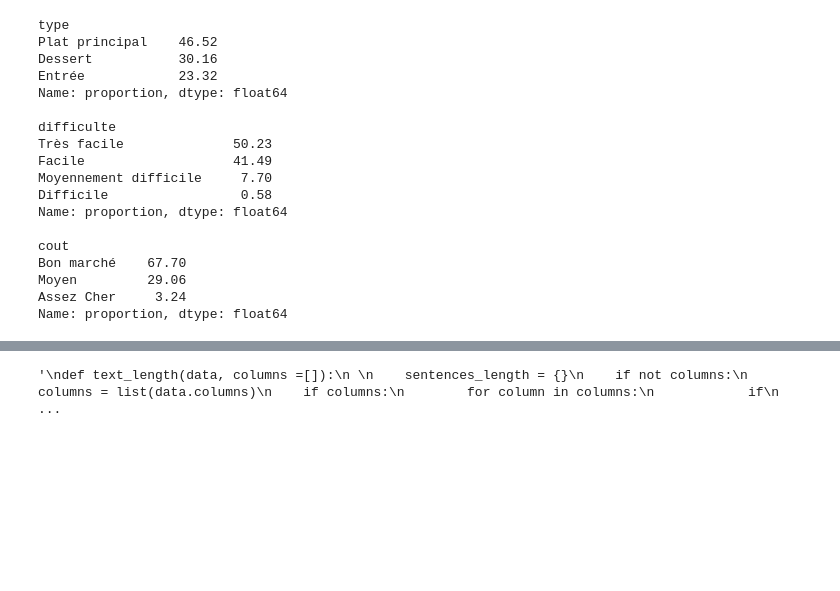
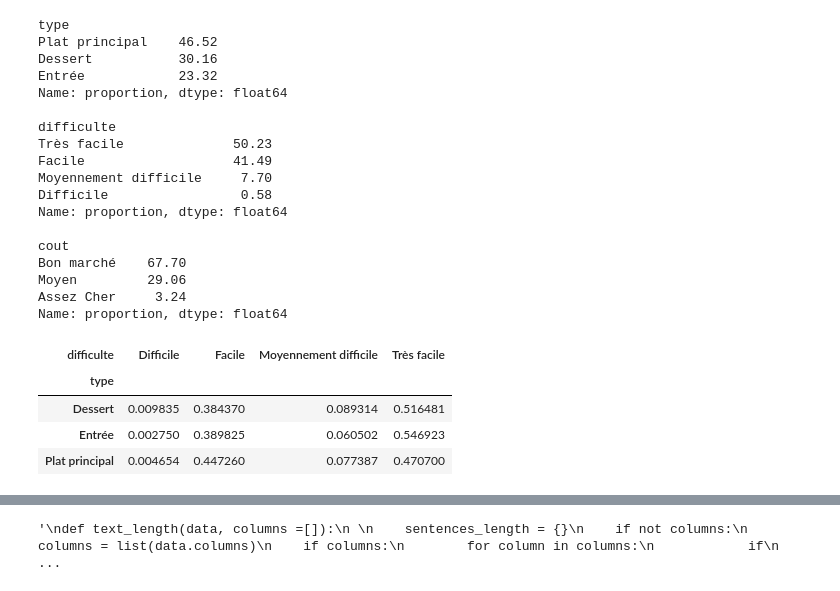
Before and after one commit to sedjroa/genie_classi_recettes, a Jupyter notebook: src/etl_step.ipynb, the cells around one changed output, grey strips where cells are left out. Saved outputs shown, nothing was run; the diff lists cells and outputs as text; code cells hidden in the pictures; blank space fills up the shorter version.

```diff
--- a/src/etl_step.ipynb
+++ b/src/etl_step.ipynb
@@ -133,3 +133,11 @@ Bon marché    67.70
 Moyen         29.06
 Assez Cher     3.24
 Name: proportion, dtype: float64
+# %%
+pd.crosstab(train['type'], train['difficulte'], normalize='index')
+# %% [output]
+| difficulte | Difficile | Facile | Moyennement difficile | Très facile |
+| type |  |  |  |  |
+| Dessert | 0.009835 | 0.384370 | 0.089314 | 0.516481 |
+| Entrée | 0.002750 | 0.389825 | 0.060502 | 0.546923 |
+| Plat principal | 0.004654 | 0.447260 | 0.077387 | 0.470700 |
```
Also changed, not shown: parts of 10 cells of this notebook, 5 other files.
